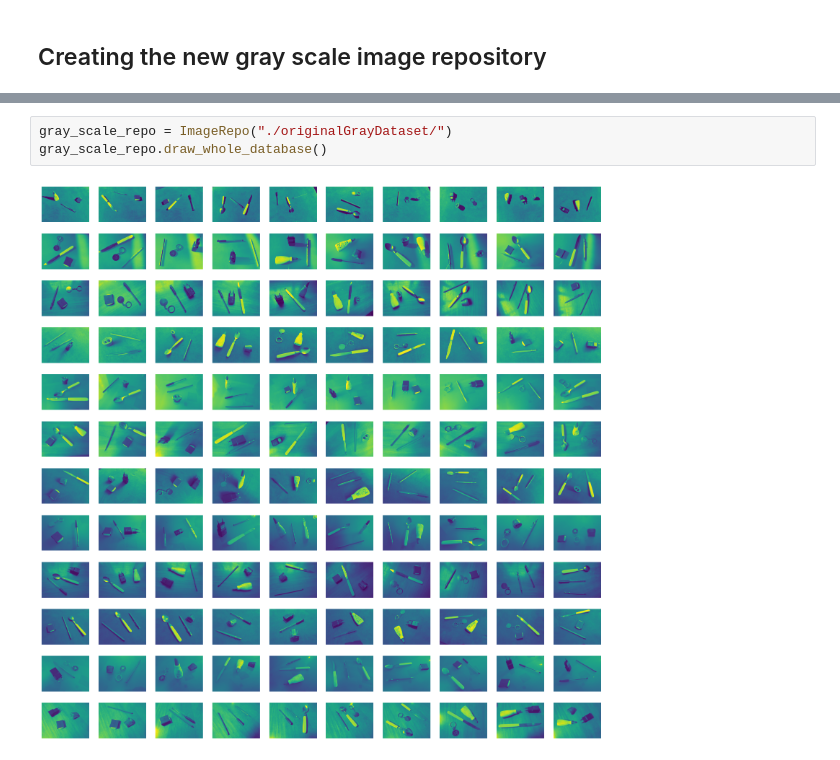
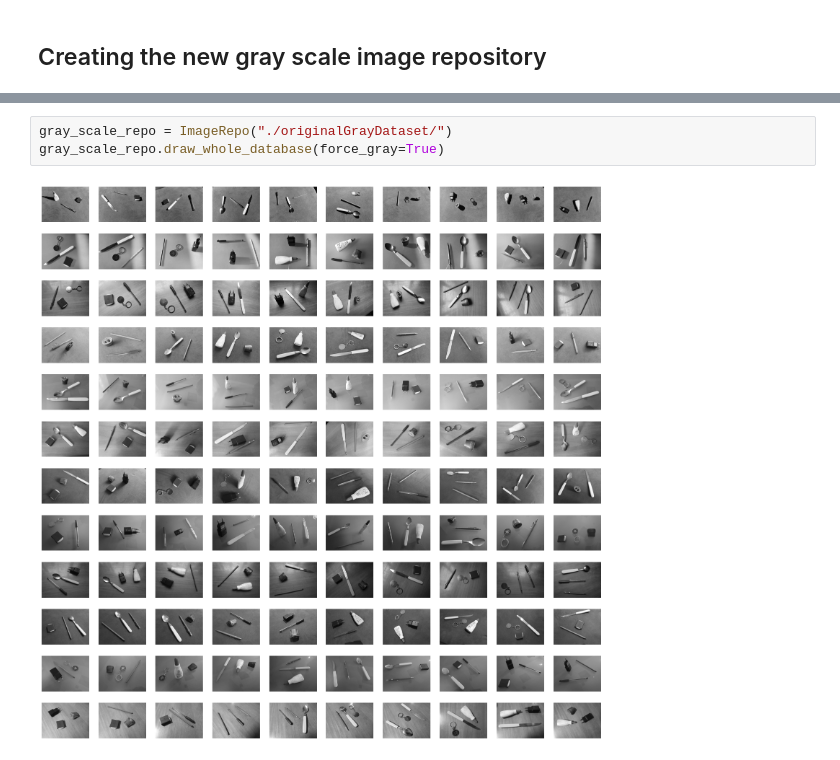
Before and after one commit to ArthurPilone/EPs-MAC0417, a Jupyter notebook: ep2_part1.ipynb, the cells around one changed output, grey strips where cells are left out. Drawn from its saved outputs; the diff is of its cells as text.

Commit message:
feat: add support for drwaing gray scale datasets
Signed-off-by: ArthurPilone <art.pilone@gmail.com>

```diff
--- a/ep2_part1.ipynb
+++ b/ep2_part1.ipynb
@@ -79,5 +80,5 @@ create_new_dataset_from_func("originalGrayDataset",ImageRepo("./images/"), gray_
 # %%
 gray_scale_repo = ImageRepo("./originalGrayDataset/")
-gray_scale_repo.draw_whole_database()
+gray_scale_repo.draw_whole_database(force_gray=True)
 # %% [output]
-[figure, old version]
+[figure, new version]
```
Also changed, not shown: parts of 2 cells of this notebook, 1 other file.
